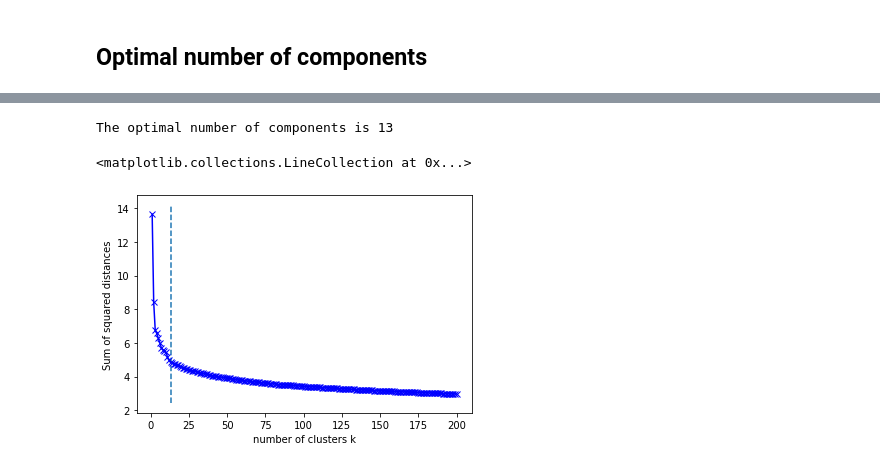
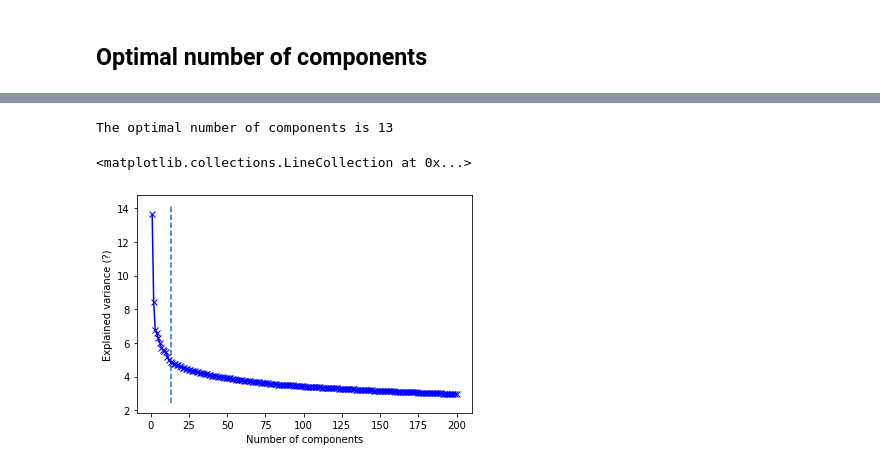
Before and after one commit to bukacdan/LSI-vector-model, a Jupyter notebook: logic/logic.ipynb, the cells around one changed output, grey strips where cells are left out. Cells and saved outputs as stored; diff of their text form; code cells hidden in the pictures.

Commit message:
Optimal number of components

```diff
--- a/logic/logic.ipynb
+++ b/logic/logic.ipynb
@@ -128,19 +148,19 @@ tdm.shape
 # %%
-u, s, vt = svds(tdm, k=200)
-
 import matplotlib.pyplot as plt
 from kneed import KneeLocator
+
+_, s, _ = svds(tdm, k=200)
 
 x = range(1, len(s)+1)
 y = sorted(s, reverse=True)
 kn = KneeLocator(x, y, curve='convex', direction='decreasing')
 print(f"The optimal number of components is {kn.knee}")
 
-plt.xlabel('number of clusters k')
-plt.ylabel('Sum of squared distances')
+plt.xlabel('Number of components')
+plt.ylabel('Explained variance (?)')
 plt.plot(x, y, 'bx-')
 plt.vlines(kn.knee, plt.ylim()[0], plt.ylim()[1], linestyles='dashed')
 # %% [output]
 The optimal number of components is 13
 <matplotlib.collections.LineCollection at 0x...>
-[figure, old version]
+[figure, new version]
```
Also changed, not shown: parts of 1 cell of this notebook.
